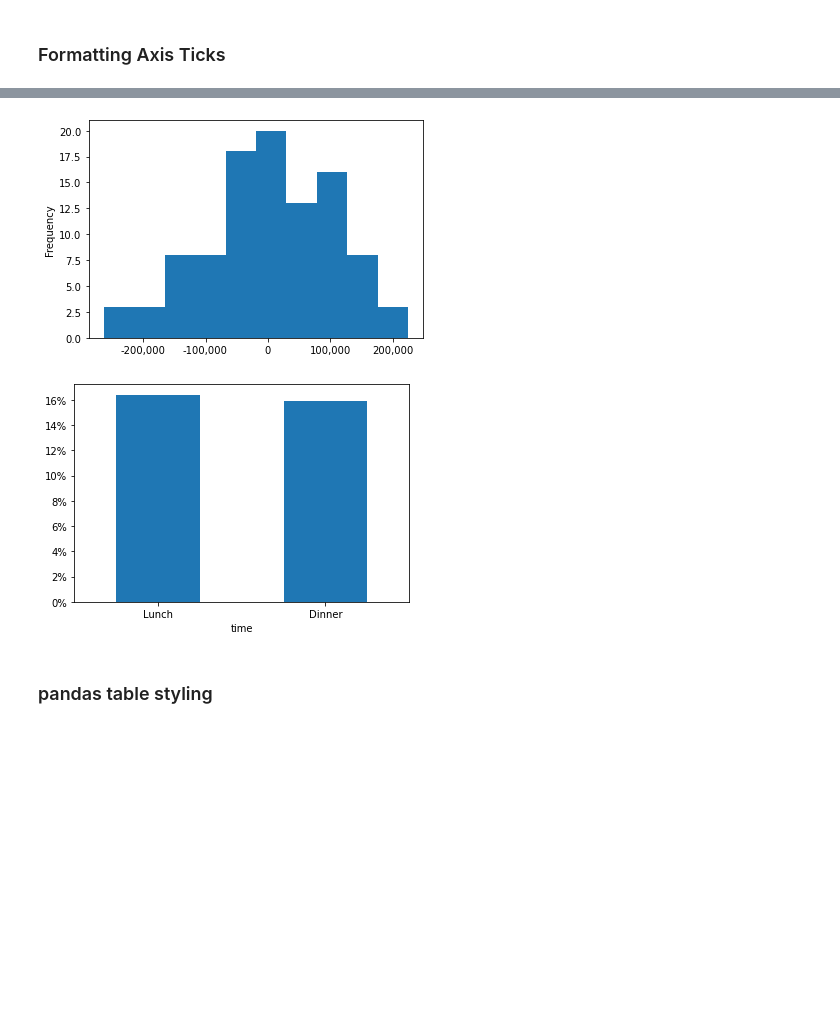
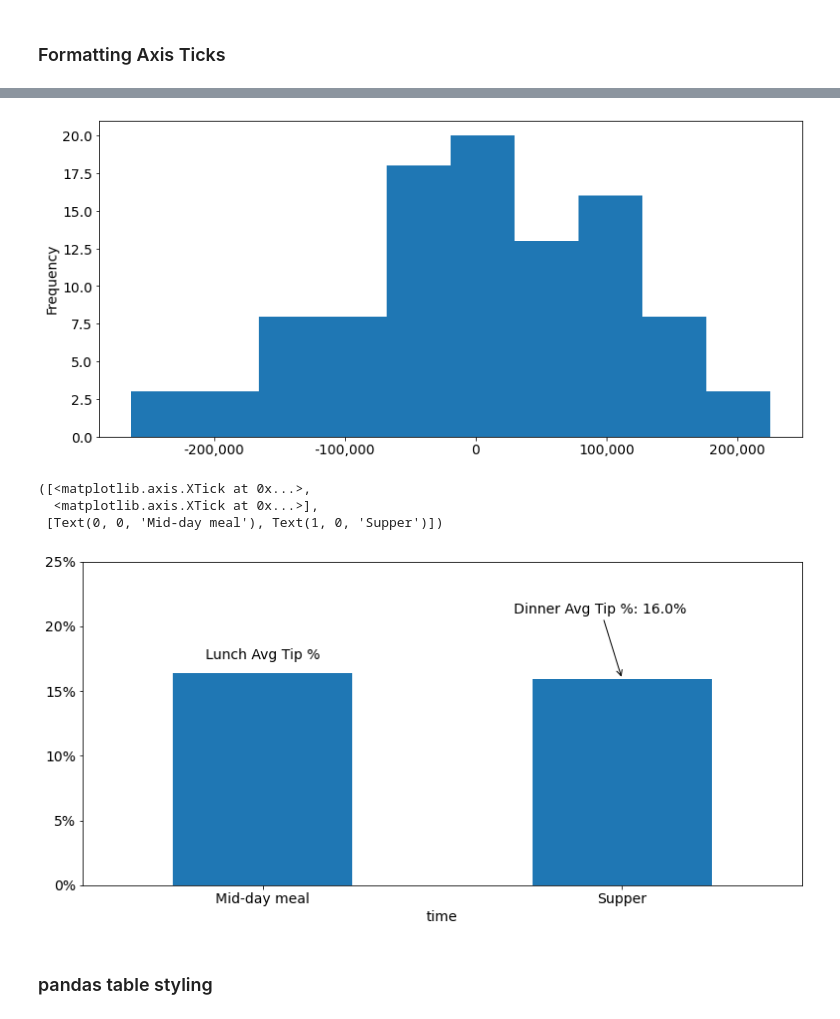
Before and after one commit to lopezelihezer/regression-exercises, a Jupyter notebook: review.ipynb, the cells around one changed output, grey strips where cells are left out. Cells and saved outputs as stored; diff of their text form; code cells hidden in the pictures; blank space fills up the shorter version.

```diff
--- a/review.ipynb
+++ b/review.ipynb
@@ -72,6 +72,9 @@ import numpy as np
 import matplotlib.pyplot as plt
 import matplotlib as mpl
 import seaborn as sns
+# %%
+plt.rc('font', size=14)
+plt.rc('figure', figsize=(13, 6))
 # %%
 x = pd.Series(np.random.randn(5))
 x
@@ -146,16 +149,29 @@ ax.set(xlabel='x2 (millions)')
 ax = df.x5.plot.hist()
 ax.xaxis.set_major_formatter('{:,.0f}'.format)
 # %% [output]
-[figure, old version]
+[figure, new version]
 # %%
 tips = sns.load_dataset('tips')
 tips['tip_percentage'] = tips.tip / tips.total_bill
+tip_percentage_by_time = tips.groupby('time').tip_percentage.mean()
 
-ax = tips.groupby('time').tip_percentage.mean().plot.bar()
+ax = tip_percentage_by_time.plot.bar()
 plt.xticks(rotation=0)
 ax.yaxis.set_major_formatter('{:.0%}'.format)
+plt.ylim(0, .25)
+plt.text(0, .175, 'Lunch Avg Tip %', ha='center')
+plt.annotate(
+    'Dinner Avg Tip %: {:.1%}'.format(tip_percentage_by_time.Dinner),
+    (1, tip_percentage_by_time.Dinner),
+    xytext=(.7, .21),
+    arrowprops={'arrowstyle': '->'}
+)
+plt.xticks([0, 1], ['Mid-day meal', 'Supper'])
 # %% [output]
+([<matplotlib.axis.XTick at 0x...>,
+  <matplotlib.axis.XTick at 0x...>],
+ [Text(0, 0, 'Mid-day meal'), Text(1, 0, 'Supper')])
-[figure, old version]
+[figure, new version]
 # %% [markdown]
 ### pandas table styling
 # %%
```
Also changed, not shown: parts of 6 cells of this notebook, 2 other files.
